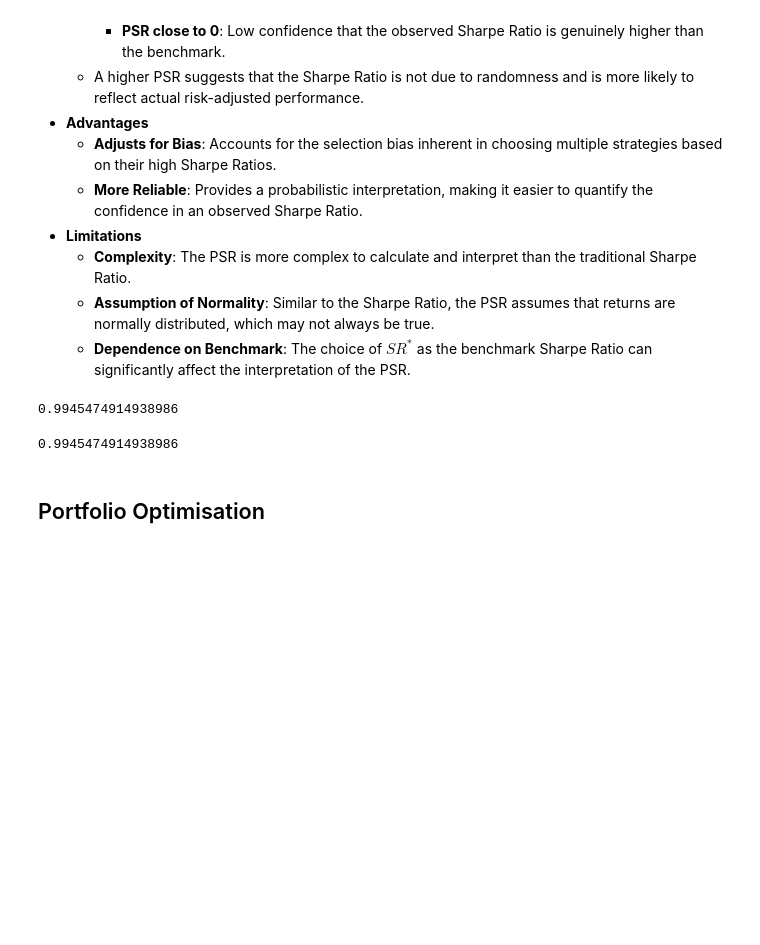
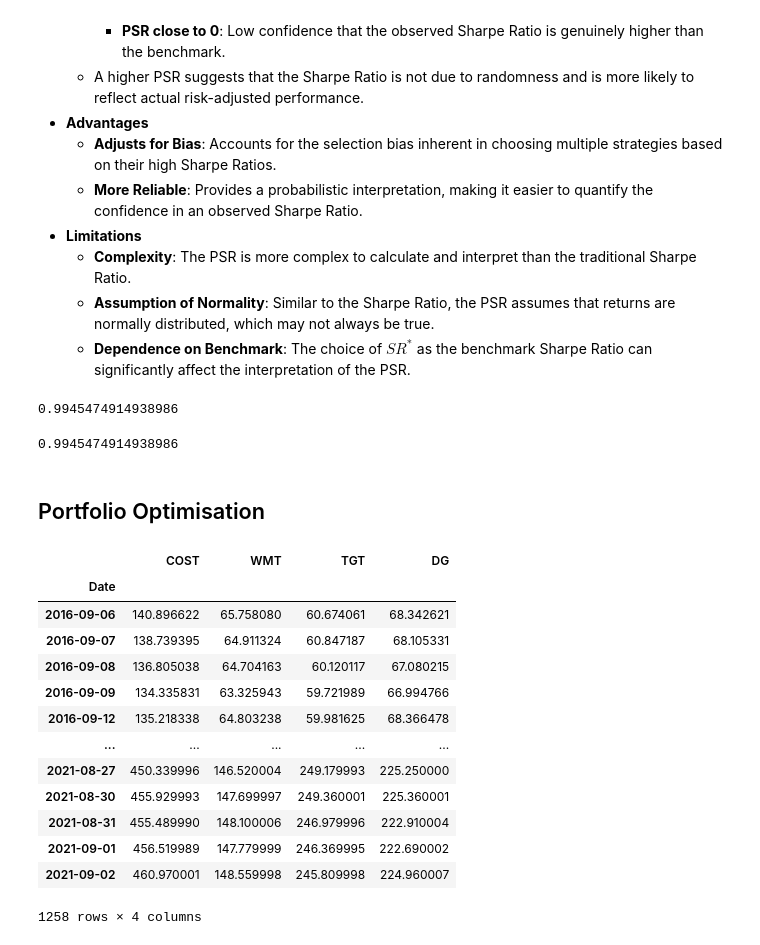
Before and after one commit to mattwalmsley/financial-modelling, a Jupyter notebook: quant-library/python/systematic-trading/basic_concepts.ipynb, the cells around one changed output. Saved outputs shown, nothing was run; the diff lists cells and outputs as text; code cells hidden in the pictures; blank space fills up the shorter version.

```diff
--- a/quant-library/python/systematic-trading/basic_concepts.ipynb
+++ b/quant-library/python/systematic-trading/basic_concepts.ipynb
@@ -182,0 +186,19 @@ COST = pd.read_csv('')
+# %%
+retail_df = pd.concat([cost_df, wmt_df, tgt_df, dg_df], axis=1)
+retail_df.columns = ['COST', 'WMT', 'TGT', 'DG']
+retail_df
+# %% [output]
+|  | COST | WMT | TGT | DG |
+| Date |  |  |  |  |
+| 2016-09-06 | 140.896622 | 65.758080 | 60.674061 | 68.342621 |
+| 2016-09-07 | 138.739395 | 64.911324 | 60.847187 | 68.105331 |
+| 2016-09-08 | 136.805038 | 64.704163 | 60.120117 | 67.080215 |
+| 2016-09-09 | 134.335831 | 63.325943 | 59.721989 | 66.994766 |
+| 2016-09-12 | 135.218338 | 64.803238 | 59.981625 | 68.366478 |
+| ... | ... | ... | ... | ... |
+| 2021-08-27 | 450.339996 | 146.520004 | 249.179993 | 225.250000 |
+| 2021-08-30 | 455.929993 | 147.699997 | 249.360001 | 225.360001 |
+| 2021-08-31 | 455.489990 | 148.100006 | 246.979996 | 222.910004 |
+| 2021-09-01 | 456.519989 | 147.779999 | 246.369995 | 222.690002 |
+| 2021-09-02 | 460.970001 | 148.559998 | 245.809998 | 224.960007 |
+1258 rows × 4 columns
```
Also changed, not shown: parts of 5 cells of this notebook.
